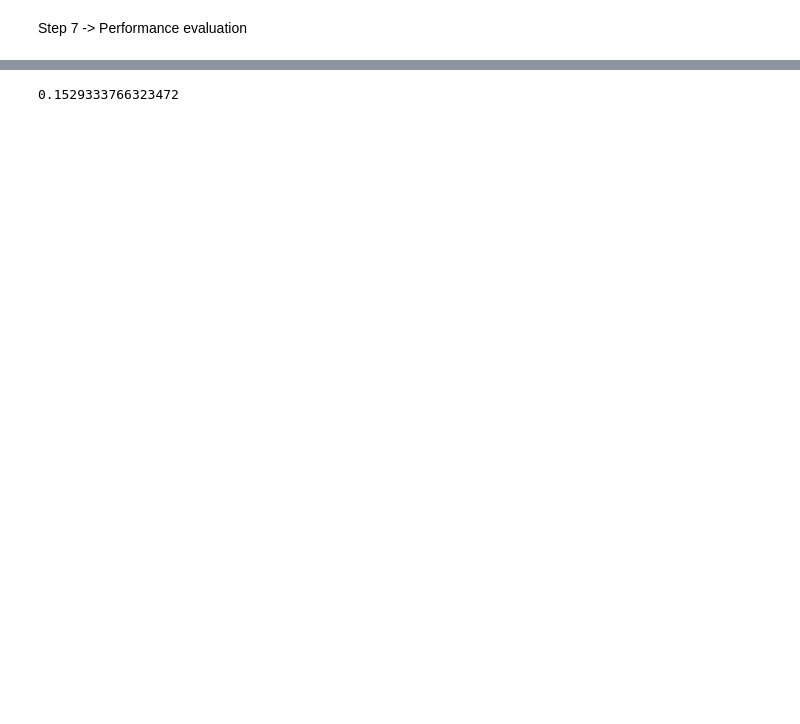
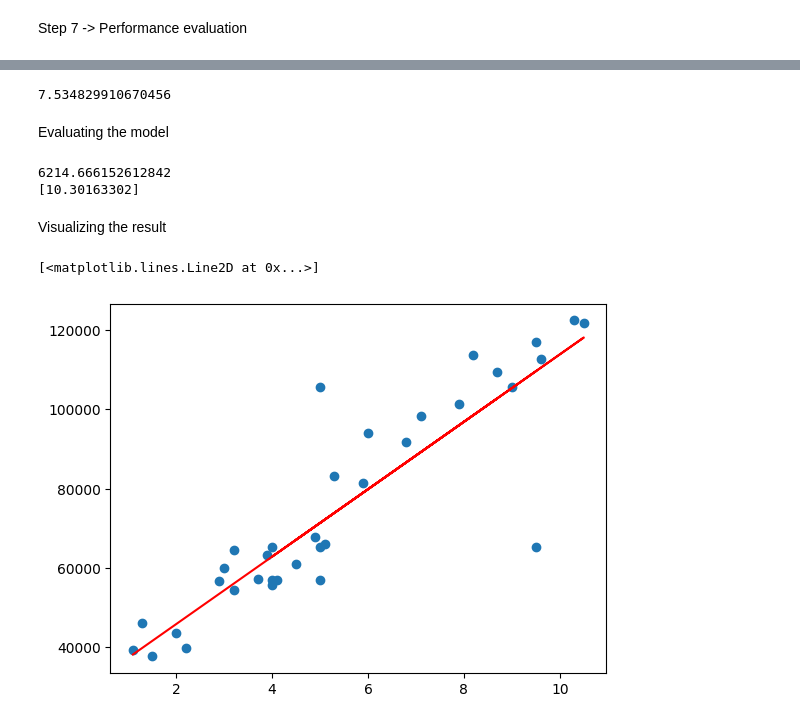
Before and after one commit to arjun-gaikwad-34/ArjunGaikwad_AIML_Bootcamp_2023, a Jupyter notebook: Case_study_Salary_13_06.ipynb, the cells around one changed output, grey strips where cells are left out. Saved outputs shown, nothing was run; the diff lists cells and outputs as text; code cells hidden in the pictures; blank space fills up the shorter version.

```diff
--- a/Case_study_Salary_13_06.ipynb
+++ b/Case_study_Salary_13_06.ipynb
@@ -162,5 +168,33 @@ model.score(X,Y) * 100
 # %%
 from sklearn.metrics import mean_absolute_percentage_error
-mean_absolute_percentage_error(Y_test, Y_predicted)
+mean_absolute_percentage_error(Y_test, Y_predicted) * 100
 # %% [output]
-0.1529333766323472
+7.534829910670456
+# %% [markdown]
+Evaluating the model
+# %%
+#Mean Absolute Error
+from sklearn.metrics import mean_absolute_error
+MAE = mean_absolute_error(Y_test, Y_predicted)
+MAE_percent = (MAE/(max(Y_test) - min(Y_test))) * 100
+print(MAE)
+print(MAE_percent)
+# %% [output]
+6214.666152612842
+[10.30163302]
+# %% [markdown]
+Visualizing the result
+# %%
+#model coefficient
+slope = model.coef_
+intercept = model.intercept_
+
+
+#y=(4.24)*x + 32.71
+y_predict = slope*X + intercept
+#plotting the data
+plt.scatter(X,Y)
+plt.plot(X,y_predict,'r')
+# %% [output]
+[<matplotlib.lines.Line2D at 0x...>]
+[figure, added]
```
Also changed, not shown: parts of 8 cells of this notebook.
